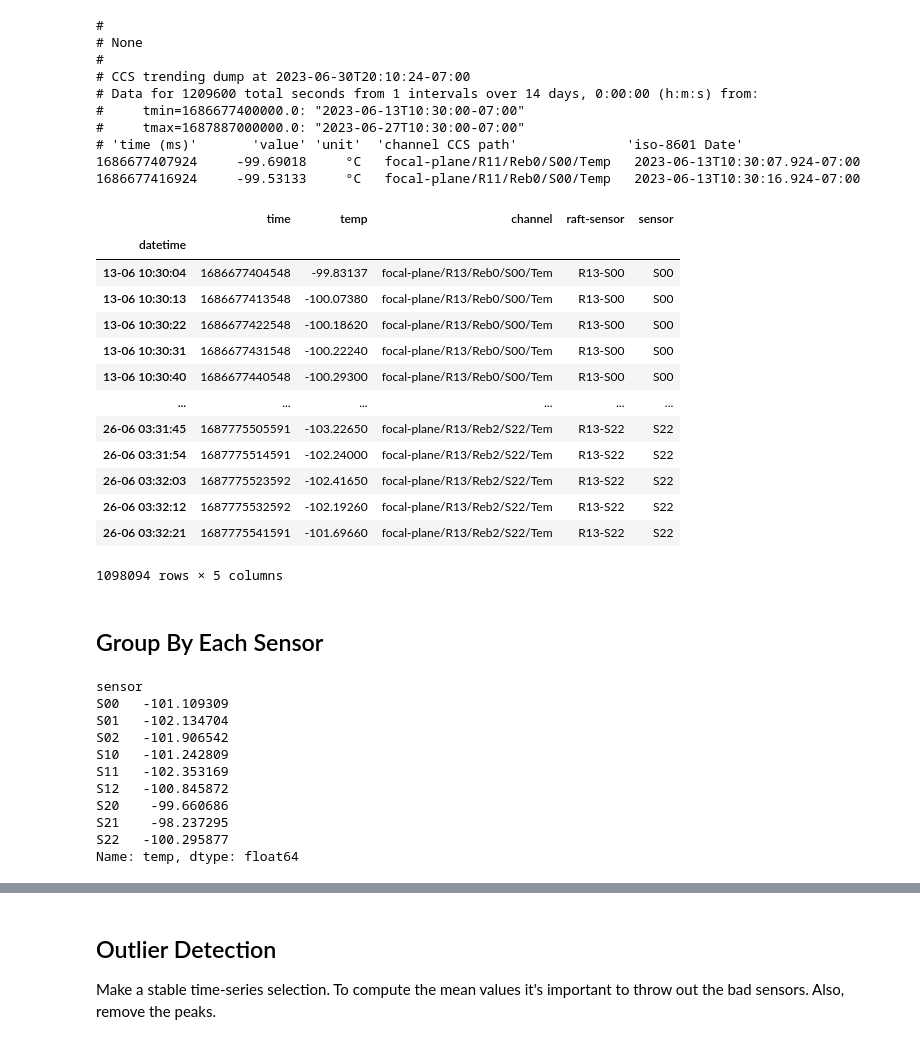
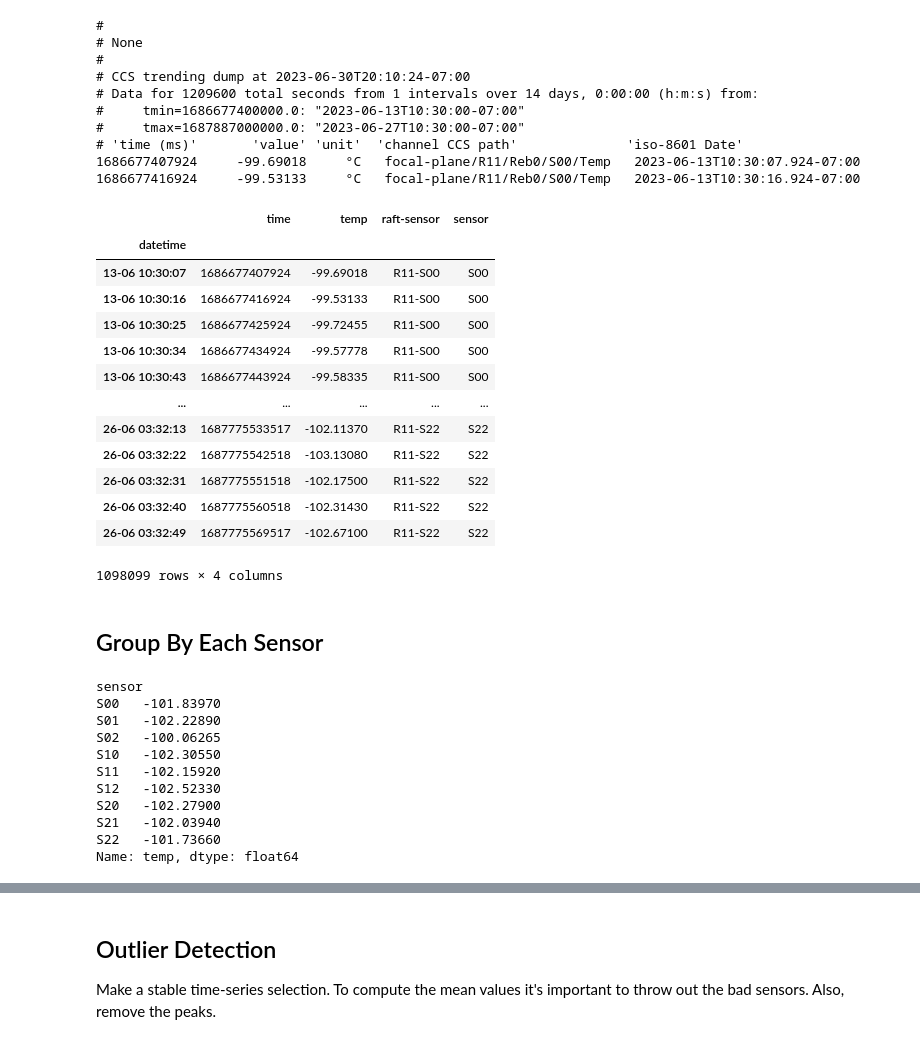
Before and after one commit to estevesjh/slacSummer2023, a Jupyter notebook: ccdTemp/viewOneRaftaData.ipynb, the cells around one changed output, grey strips where cells are left out. Drawn from its saved outputs; the diff is of its cells as text; code cells hidden in the pictures.

```diff
--- a/ccdTemp/viewOneRaftaData.ipynb
+++ b/ccdTemp/viewOneRaftaData.ipynb
@@ -34,41 +34,41 @@ rdata = np.loadtxt(regex%'R11', dt1, usecols=(0, 1, 3, 4))
 # %%
 def read_file(fname):
     # fast reading
     dt1 = np.dtype({'names': ['time', 'temp', 'channel','datetime'],
                 'formats': [int , float, 'U28', 'U28']})
     rdata = np.loadtxt(fname, dt1, usecols=(0, 1, 3, 4))
 
     # convert to dataframe
     df = pd.DataFrame(rdata)
 
     # convert datetime to a time-series
     df['datetime'] = pd.to_datetime(df['datetime']).dt.strftime('%d-%m %H:%M:%S')
     df = df.set_index('datetime')
 
     # make sensor, raft-sensor columns
     df['raft-sensor'] = df['channel'].apply(lambda x: '-'.join([x.split('/')[1],x.split('/')[3]]))
     df['sensor'] = df['channel'].apply(lambda x: x.split('/')[3])
-    df.drop('channel',axis=1)
+    df = df.drop('channel',axis=1)
 
     return df
 
-df = read_file(regex%'R13')
+df = read_file(regex%'R11')
 df
 # %% [output]
-|  | time | temp | channel | raft-sensor | sensor |
-| datetime |  |  |  |  |  |
-| 13-06 10:30:04 | 1686677404548 | -99.83137 | focal-plane/R13/Reb0/S00/Tem | R13-S00 | S00 |
-| 13-06 10:30:13 | 1686677413548 | -100.07380 | focal-plane/R13/Reb0/S00/Tem | R13-S00 | S00 |
-| 13-06 10:30:22 | 1686677422548 | -100.18620 | focal-plane/R13/Reb0/S00/Tem | R13-S00 | S00 |
-| 13-06 10:30:31 | 1686677431548 | -100.22240 | focal-plane/R13/Reb0/S00/Tem | R13-S00 | S00 |
-| 13-06 10:30:40 | 1686677440548 | -100.29300 | focal-plane/R13/Reb0/S00/Tem | R13-S00 | S00 |
-| ... | ... | ... | ... | ... | ... |
-| 26-06 03:31:45 | 1687775505591 | -103.22650 | focal-plane/R13/Reb2/S22/Tem | R13-S22 | S22 |
-| 26-06 03:31:54 | 1687775514591 | -102.24000 | focal-plane/R13/Reb2/S22/Tem | R13-S22 | S22 |
-| 26-06 03:32:03 | 1687775523592 | -102.41650 | focal-plane/R13/Reb2/S22/Tem | R13-S22 | S22 |
-| 26-06 03:32:12 | 1687775532592 | -102.19260 | focal-plane/R13/Reb2/S22/Tem | R13-S22 | S22 |
-| 26-06 03:32:21 | 1687775541591 | -101.69660 | focal-plane/R13/Reb2/S22/Tem | R13-S22 | S22 |
+|  | time | temp | raft-sensor | sensor |
+| datetime |  |  |  |  |
+| 13-06 10:30:07 | 1686677407924 | -99.69018 | R11-S00 | S00 |
+| 13-06 10:30:16 | 1686677416924 | -99.53133 | R11-S00 | S00 |
+| 13-06 10:30:25 | 1686677425924 | -99.72455 | R11-S00 | S00 |
+| 13-06 10:30:34 | 1686677434924 | -99.57778 | R11-S00 | S00 |
+| 13-06 10:30:43 | 1686677443924 | -99.58335 | R11-S00 | S00 |
+| ... | ... | ... | ... | ... |
+| 26-06 03:32:13 | 1687775533517 | -102.11370 | R11-S22 | S22 |
+| 26-06 03:32:22 | 1687775542518 | -103.13080 | R11-S22 | S22 |
+| 26-06 03:32:31 | 1687775551518 | -102.17500 | R11-S22 | S22 |
+| 26-06 03:32:40 | 1687775560518 | -102.31430 | R11-S22 | S22 |
+| 26-06 03:32:49 | 1687775569517 | -102.67100 | R11-S22 | S22 |
-1098094 rows × 5 columns
+1098099 rows × 4 columns
 # %% [markdown]
 ## Group By Each Sensor
 # %%
@@ -76,21 +76,21 @@ df
 grouped = df.groupby('sensor')
 
 # Calculate the sum of values for each sensor group
-mean_values = grouped['temp'].mean()
+mean_values = grouped['temp'].median()
 
 # Print the sum of values for each sensor group
 print(mean_values)
 # %% [output]
 sensor
-S00   -101.109309
-S01   -102.134704
-S02   -101.906542
-S10   -101.242809
-S11   -102.353169
-S12   -100.845872
-S20    -99.660686
-S21    -98.237295
-S22   -100.295877
+S00   -101.83970
+S01   -102.22890
+S02   -100.06265
+S10   -102.30550
+S11   -102.15920
+S12   -102.52330
+S20   -102.27900
+S21   -102.03940
+S22   -101.73660
 Name: temp, dtype: float64
 # %%
 names = list(grouped.groups.keys())
```
Also changed, not shown: parts of 2 cells of this notebook.
